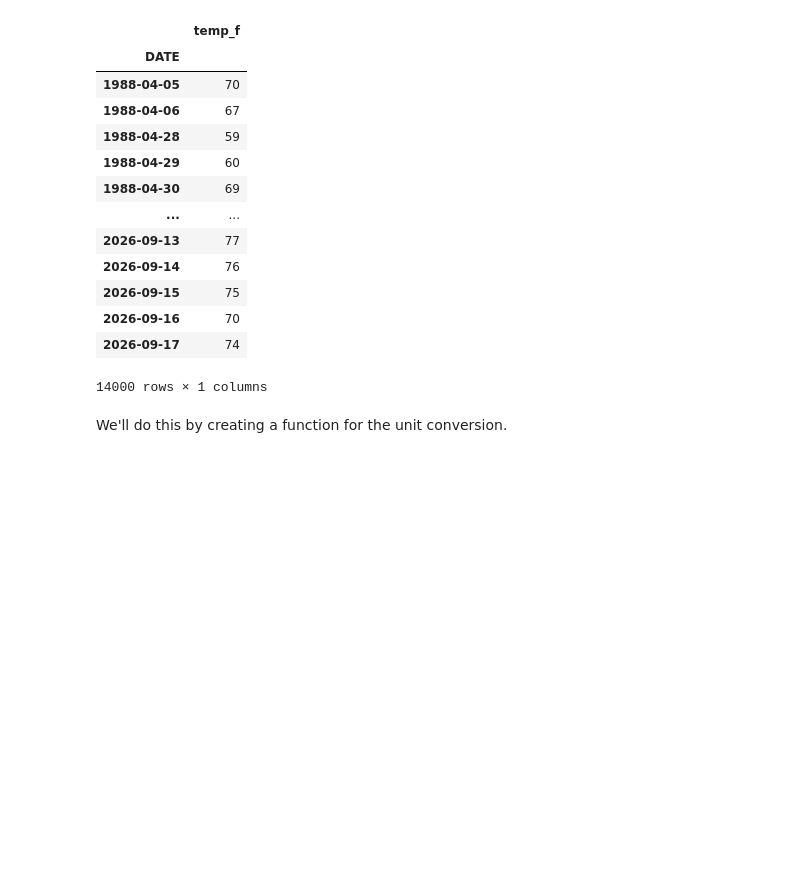
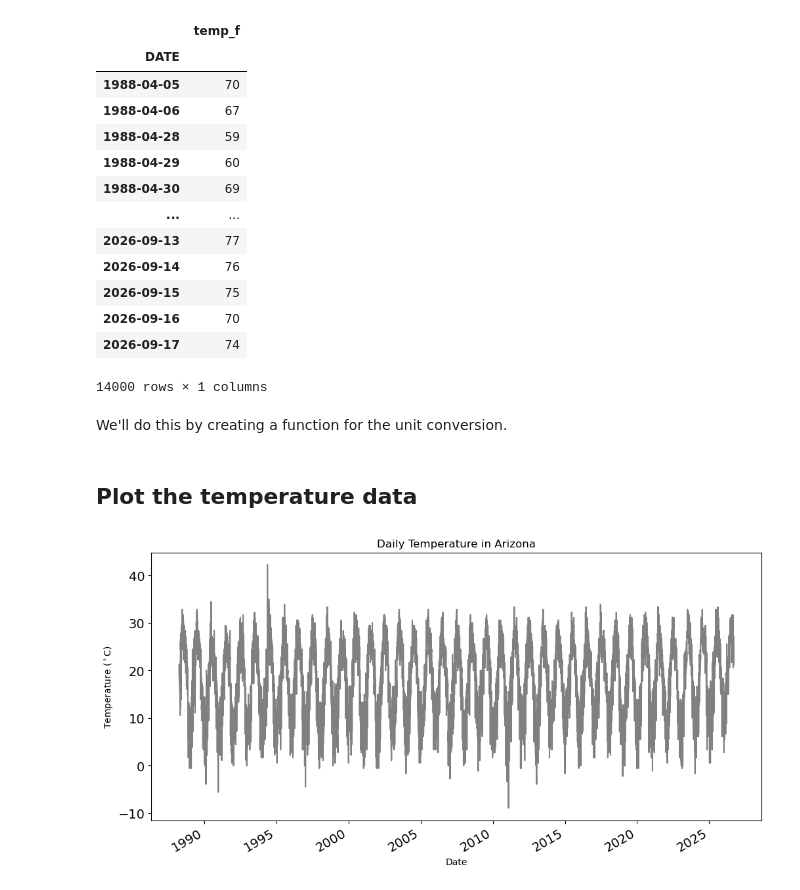
Before and after one commit to lauren-thomas2/climate-change, a Jupyter notebook: 02-data-wrangle.ipynb, the cells around one changed output. Cells and saved outputs as stored; diff of their text form; code cells hidden in the pictures; blank space fills up the shorter version.

```diff
--- a/02-data-wrangle.ipynb
+++ b/02-data-wrangle.ipynb
@@ -97,3 +97,22 @@ def convert_f_to_c(temperature_f):
 ### convert temp data from f to c
 temp_units_df['temp_c'] = (
     temp_units_df['temp_f'].apply(convert_f_to_c))
+# %% [markdown]
+## Plot the temperature data
+# %%
+### plot without the legend
+no_legend = temp_units_df.plot(
+    y = 'temp_c',
+    title = 'Daily Temperature in Arizona',
+    xlabel = 'Date',
+    ylabel = 'Temperature ($^\circ$C)',
+    ### increase fig size
+    figsize = (12, 6),
+    ### increase font size
+    fontsize = 14,
+    ### change color
+    color = 'grey')
+
+no_legend.legend().remove()
+# %% [output]
+[figure, added]
```
Also changed, not shown: parts of 9 cells of this notebook.
